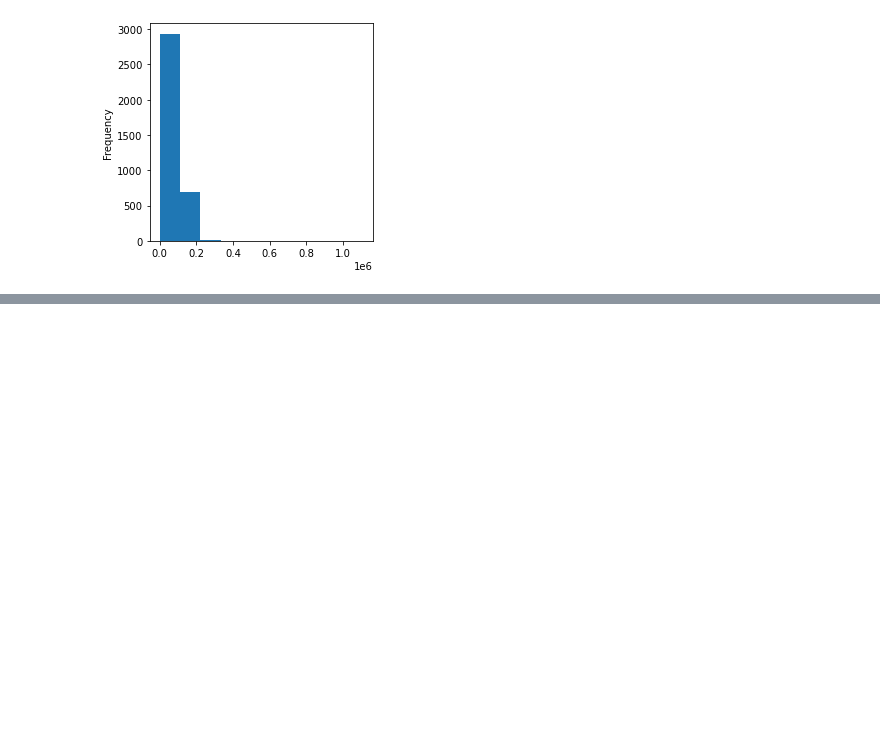
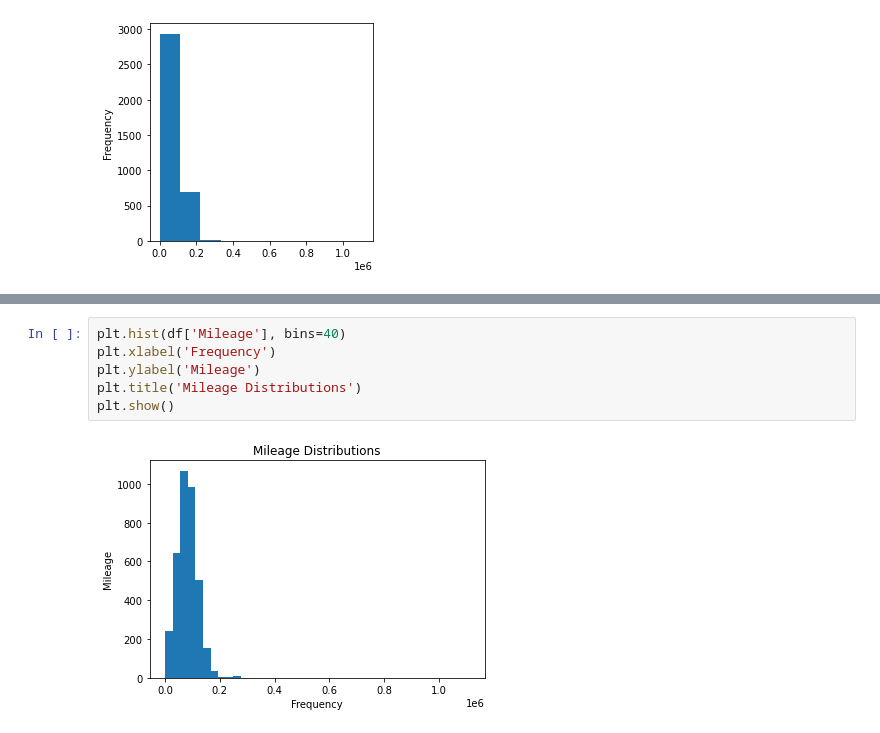
Before and after one commit to karljay98/Used-car-analysis, a Jupyter notebook: analysis.ipynb, the cells around one changed output, grey strips where cells are left out. Cells and saved outputs as stored; diff of their text form; blank space fills up the shorter version.

```diff
--- a/analysis.ipynb
+++ b/analysis.ipynb
@@ -211,0 +222,8 @@ df['Mileage'].plot.box()
+# %%
+plt.hist(df['Mileage'], bins=40)
+plt.xlabel('Frequency')
+plt.ylabel('Mileage')
+plt.title('Mileage Distributions')
+plt.show()
+# %% [output]
+[figure, added]
```
Also changed, not shown: parts of 4 cells of this notebook.
